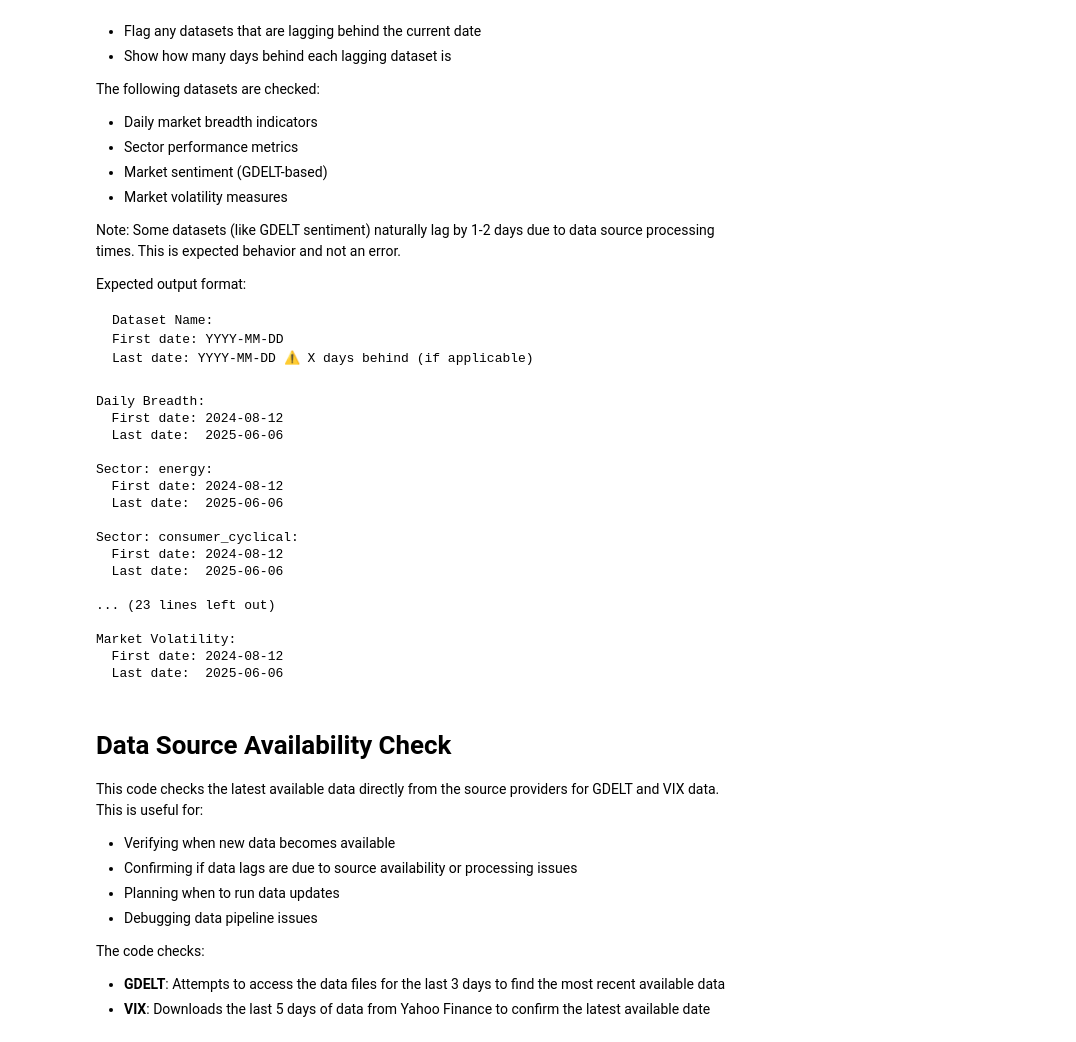
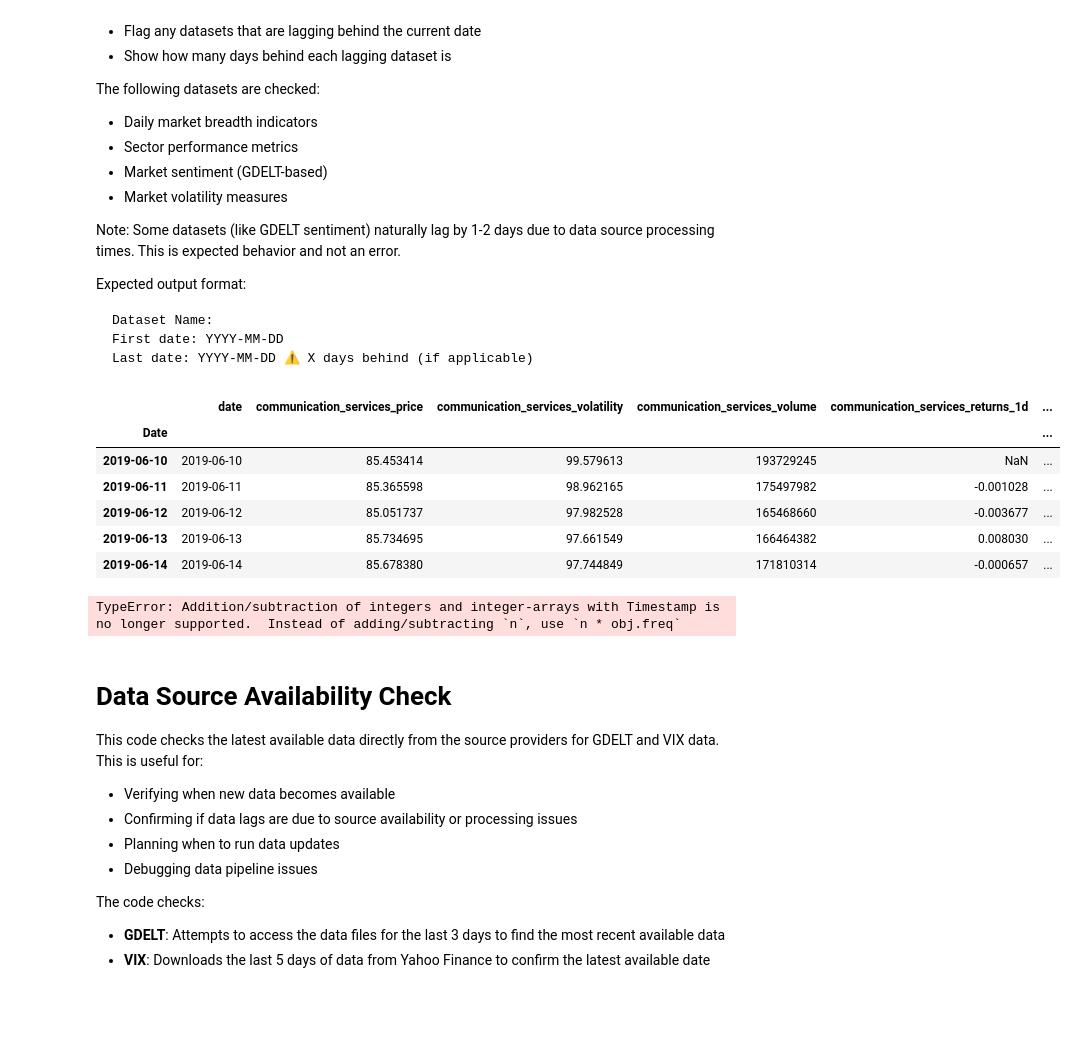
Before and after one commit to solvmanifold/LatentTrader, a Jupyter notebook: notebooks/visualize_market_features.ipynb, the cells around one changed output. Drawn from its saved outputs; the diff is of its cells as text; code cells hidden in the pictures; blank space fills up the shorter version.

````diff
--- a/notebooks/visualize_market_features.ipynb
+++ b/notebooks/visualize_market_features.ipynb
@@ -144,6 +144,17 @@ Dataset Name:
 First date: YYYY-MM-DD
 Last date: YYYY-MM-DD ⚠️ X days behind (if applicable)
 ```
+# %%
+communication_services = pd.read_parquet('../data/market_features/sectors/communication_services.parquet')
+communication_services.head()
+# %% [output]
+|  | date | communication_services_price | communication_services_volatility | communication_services_volume | communication_services_returns_1d | ... |
+| Date |  |  |  |  |  | ... |
+| 2019-06-10 | 2019-06-10 | 85.453414 | 99.579613 | 193729245 | NaN | ... |
+| 2019-06-11 | 2019-06-11 | 85.365598 | 98.962165 | 175497982 | -0.001028 | ... |
+| 2019-06-12 | 2019-06-12 | 85.051737 | 97.982528 | 165468660 | -0.003677 | ... |
+| 2019-06-13 | 2019-06-13 | 85.734695 | 97.661549 | 166464382 | 0.008030 | ... |
+| 2019-06-14 | 2019-06-14 | 85.678380 | 97.744849 | 171810314 | -0.000657 | ... |
 # %%
 import os
 import glob
@@ -157,8 +168,8 @@ def print_date_range(df, name, reference_date=None):
         print(f"{name}: No data available")
         return
 
-    first_date = df.index[0].strftime('%Y-%m-%d')
-    last_date = df.index[-1].strftime('%Y-%m-%d')
+    first_date = df.iloc[0]['date'].strftime('%Y-%m-%d')
+    last_date = df.iloc[-1]['date'].strftime('%Y-%m-%d')
 
     # If no reference date provided, use the most recent date from any dataset
     if reference_date is None:
@@ -202,23 +213,7 @@ print_date_range(market_sentiment, "Market Sentiment", pd.Timestamp(today))
 market_volatility = pd.read_parquet('../data/market_features/market_volatility.parquet')
 print_date_range(market_volatility, "Market Volatility", pd.Timestamp(today))
 # %% [output]
-Daily Breadth:
-  First date: 2024-08-12
-  Last date:  2025-06-06
-
-Sector: energy:
-  First date: 2024-08-12
-  Last date:  2025-06-06
-
-Sector: consumer_cyclical:
-  First date: 2024-08-12
-  Last date:  2025-06-06
-
-... (23 lines left out)
-
-Market Volatility:
-  First date: 2024-08-12
-  Last date:  2025-06-06
+TypeError: Addition/subtraction of integers and integer-arrays with Timestamp is no longer supported.  Instead of adding/subtracting `n`, use `n * obj.freq`
 # %% [markdown]
 # Data Source Availability Check
 
````
Also changed, not shown: parts of 1 cell of this notebook, 6 other files.
